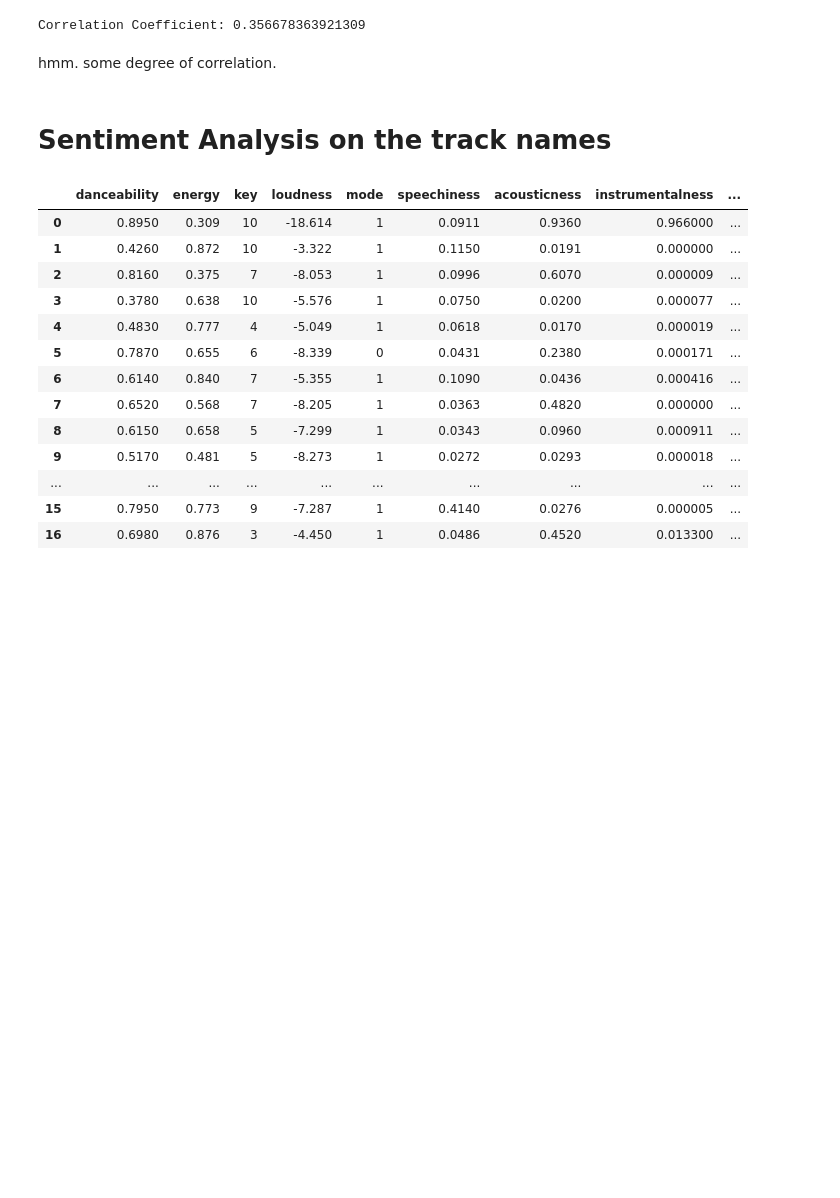
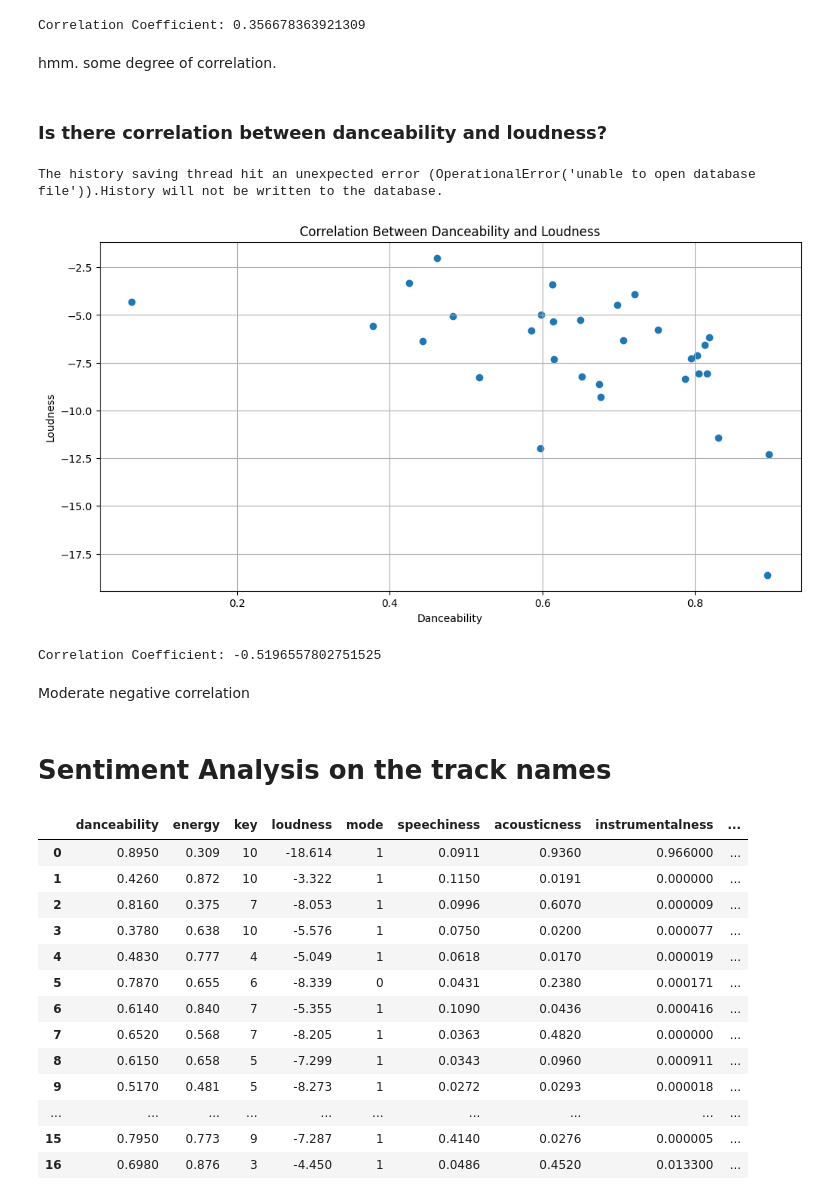
Before and after one commit to daisy-abbott/SpotifyMoodBoard, a Jupyter notebook: playlist.ipynb, the cells around one changed output. Saved outputs shown, nothing was run; the diff lists cells and outputs as text; code cells hidden in the pictures; blank space fills up the shorter version.

```diff
--- a/playlist.ipynb
+++ b/playlist.ipynb
@@ -319,6 +319,27 @@ print(f"Correlation Coefficient: {correlation_coefficient}")
 Correlation Coefficient: 0.356678363921309
 # %% [markdown]
 hmm. some degree of correlation.
+# %% [markdown]
+### Is there correlation between danceability and loudness?
+# %%
+plt.figure(figsize=(12, 6))
+# Plotting danceability and valence
+plt.scatter(playlist_df['danceability'], playlist_df['loudness'])
+plt.title('Correlation Between Danceability and Loudness')
+plt.xlabel('Danceability')
+plt.ylabel('Loudness')
+plt.grid(True)
+plt.show()
+# %% [output]
+The history saving thread hit an unexpected error (OperationalError('unable to open database file')).History will not be written to the database.
+[figure, added]
+# %%
+correlation_coefficient = playlist_df['danceability'].corr(playlist_df['loudness'])
+print(f"Correlation Coefficient: {correlation_coefficient}")
+# %% [output]
+Correlation Coefficient: -0.5196557802751525
+# %% [markdown]
+Moderate negative correlation
 # %% [markdown]
 # Sentiment Analysis on the track names
 # %%
```
Also changed, not shown: parts of 18 cells of this notebook.
